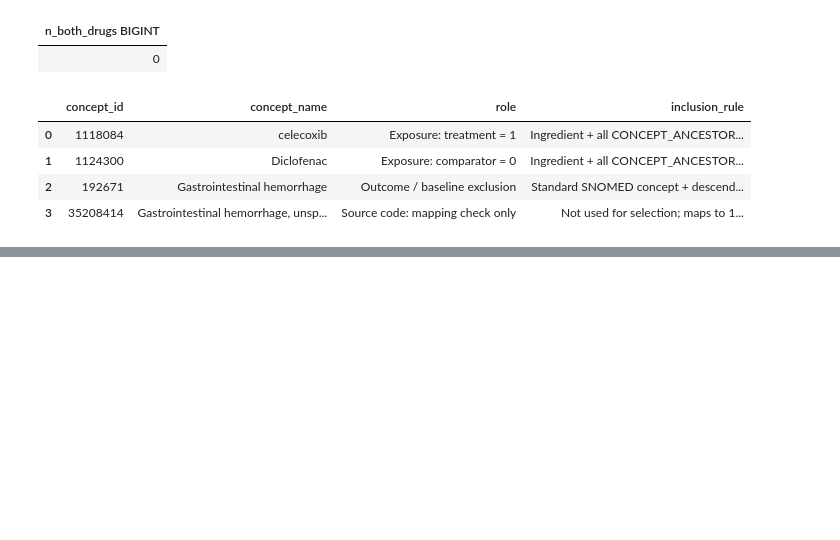
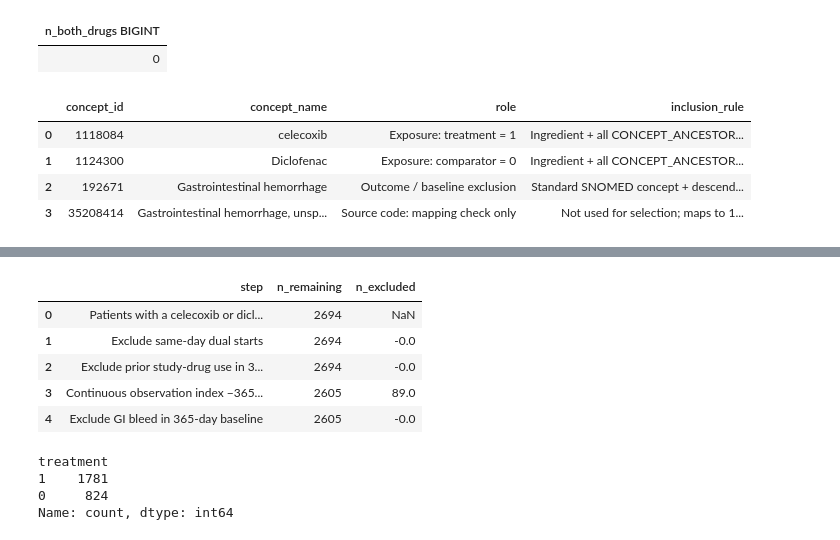
Before and after one commit to mehal-gosalia/gibleed-causal-inference, a Jupyter notebook: gibleed_analysis.ipynb, the cells around one changed output, grey strips where cells are left out. Cells and saved outputs as stored; diff of their text form; code cells hidden in the pictures; blank space fills up the shorter version.

```diff
--- a/gibleed_analysis.ipynb
+++ b/gibleed_analysis.ipynb
@@ -220,0 +281,14 @@ concept_set_table
+# %%
+# rule 3: observation period must cover index −365 through index +90 (one period per person, so no gaps)
+covered = duckdb.sql("""
+    SELECT c.person_id
+    FROM cohort AS c
+    JOIN obs_period AS o ON o.person_id = c.person_id
+    WHERE CAST(o.observation_period_start_date AS DATE) <= c.index_date - INTERVAL 365 DAY
+      AND CAST(o.observation_period_end_date   AS DATE) >= c.index_date + INTERVAL 90 DAY
+""").df()
+cohort = cohort[cohort["PERSON_ID"].isin(covered["PERSON_ID"])]
+attrition.append(("Continuous observation index −365 to +90", len(cohort)))
+
+display(pd.DataFrame(attrition, columns=["step", "n_remaining"]))
+cohort["treatment"].value_counts()
@@ -220,0 +305,28 @@ concept_set_table
+# %%
+# rule 4: exclude patients with a GI bleed (concept 192671) in the 365-day baseline (incident-event analysis)
+baseline_gi = duckdb.sql("""
+    SELECT DISTINCT c.person_id
+    FROM cohort AS c
+    JOIN cond_occ AS co ON co.person_id = c.person_id
+    WHERE co.condition_concept_id = 192671
+      AND CAST(co.condition_start_date AS DATE)
+          BETWEEN c.index_date - INTERVAL 365 DAY AND c.index_date - INTERVAL 1 DAY
+""").df()
+cohort = cohort[~cohort["PERSON_ID"].isin(baseline_gi["PERSON_ID"])]
+attrition.append(("Exclude GI bleed in 365-day baseline", len(cohort)))
+
+attrition_df = pd.DataFrame(attrition, columns=["step", "n_remaining"])
+attrition_df["n_excluded"] = -attrition_df["n_remaining"].diff()
+display(attrition_df)
+cohort["treatment"].value_counts()
+# %% [output]
+|  | step | n_remaining | n_excluded |
+| 0 | Patients with a celecoxib or dicl... | 2694 | NaN |
+| 1 | Exclude same-day dual starts | 2694 | -0.0 |
+| 2 | Exclude prior study-drug use in 3... | 2694 | -0.0 |
+| 3 | Continuous observation index −365... | 2605 | 89.0 |
+| 4 | Exclude GI bleed in 365-day baseline | 2605 | -0.0 |
+treatment
+1    1781
+0     824
+Name: count, dtype: int64
```
Also changed, not shown: parts of 7 cells of this notebook, 1 other file.
